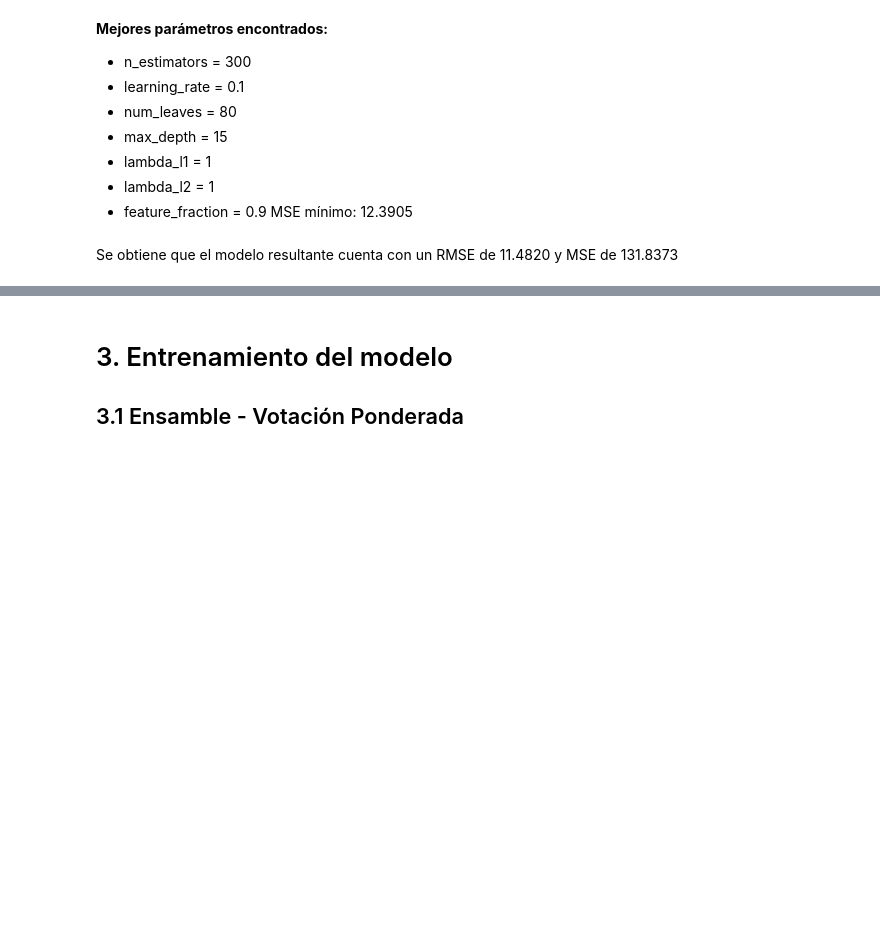
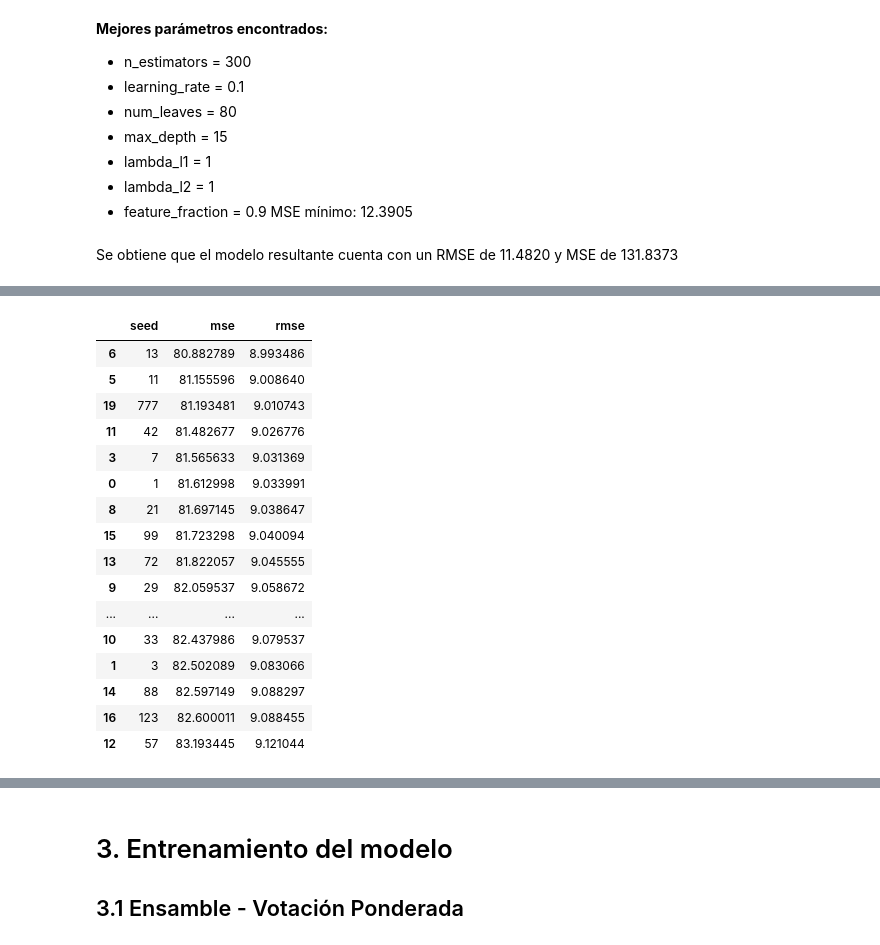
Before and after one commit to JohanManjarresMIAD/JohanManjarresMIAD-JohanManjarresMIAD-MIAD_ML_NLP_2026-Grupo_26, a Jupyter notebook: Semana 3/S3P1_proyecto1_v2.ipynb, the cells around one changed output, grey strips where cells are left out. Drawn from its saved outputs; the diff is of its cells as text; code cells hidden in the pictures; blank space fills up the shorter version.

```diff
--- a/Semana 3/S3P1_proyecto1_v2.ipynb
+++ b/Semana 3/S3P1_proyecto1_v2.ipynb
@@ -997,0 +1283,86 @@ Resultados:
+# %%
+
+seeds = [
+    1, 3, 5, 7, 9,
+    11, 13, 17, 21, 29,
+    33, 42, 57, 72, 88,
+    99, 123, 202, 404, 777
+]
+
+resultados_seed = []
+
+for seed in seeds:
+
+    modelo_cat = CatBoostRegressor(
+        random_state=seed,
+        verbose=False,
+        loss_function='RMSE',
+        n_estimators=1500,
+        depth=8,
+        learning_rate=0.09,
+        l2_leaf_reg=5,
+        random_strength=5
+    )
+
+    modelo_cat.fit(
+        X_train_C,
+        y_train,
+        cat_features=cat_features_idx
+    )
+
+    y_pred = modelo_cat.predict(X_val_C)
+
+    mse = mean_squared_error(y_val, y_pred)
+    rmse = np.sqrt(mse)
+
+    resultados_seed.append({
+        "seed": seed,
+        "mse": mse,
+        "rmse": rmse,
+        "modelo": modelo_cat
+    })
+
+df_seeds = pd.DataFrame(resultados_seed).sort_values("rmse")
+
+display(df_seeds.drop(columns="modelo"))
+
+best_seed = df_seeds.iloc[0]["seed"]
+best_rmse = df_seeds.iloc[0]["rmse"]
+best_mse = df_seeds.iloc[0]["mse"]
+best_model = df_seeds.iloc[0]["modelo"]
+
+display(Markdown(f"""
+### Mejor seed encontrada (20 seeds probadas)
+
+Parámetros:
+
+- random_state = {int(best_seed)}
+- n_estimators = 1500
+- depth = 8
+- learning_rate = 0.09
+- l2_leaf_reg = 5
+- random_strength = 5
+
+Resultados validation:
+
+- MSE = {best_mse:.4f}
+- RMSE = {best_rmse:.4f}
+"""))
+# %% [output]
+|  | seed | mse | rmse |
+| 6 | 13 | 80.882789 | 8.993486 |
+| 5 | 11 | 81.155596 | 9.008640 |
+| 19 | 777 | 81.193481 | 9.010743 |
+| 11 | 42 | 81.482677 | 9.026776 |
+| 3 | 7 | 81.565633 | 9.031369 |
+| 0 | 1 | 81.612998 | 9.033991 |
+| 8 | 21 | 81.697145 | 9.038647 |
+| 15 | 99 | 81.723298 | 9.040094 |
+| 13 | 72 | 81.822057 | 9.045555 |
+| 9 | 29 | 82.059537 | 9.058672 |
+| ... | ... | ... | ... |
+| 10 | 33 | 82.437986 | 9.079537 |
+| 1 | 3 | 82.502089 | 9.083066 |
+| 14 | 88 | 82.597149 | 9.088297 |
+| 16 | 123 | 82.600011 | 9.088455 |
+| 12 | 57 | 83.193445 | 9.121044 |
```
Also changed, not shown: parts of 11 cells of this notebook, 5 other files.
